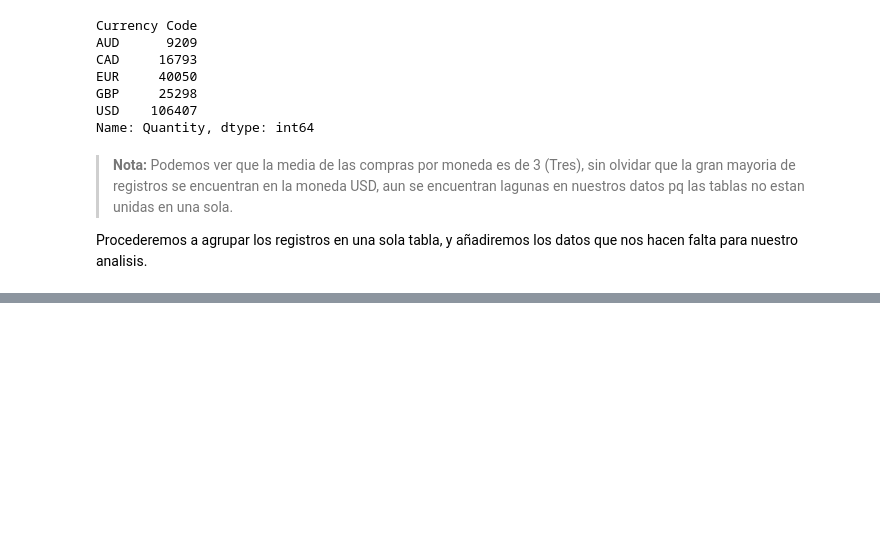
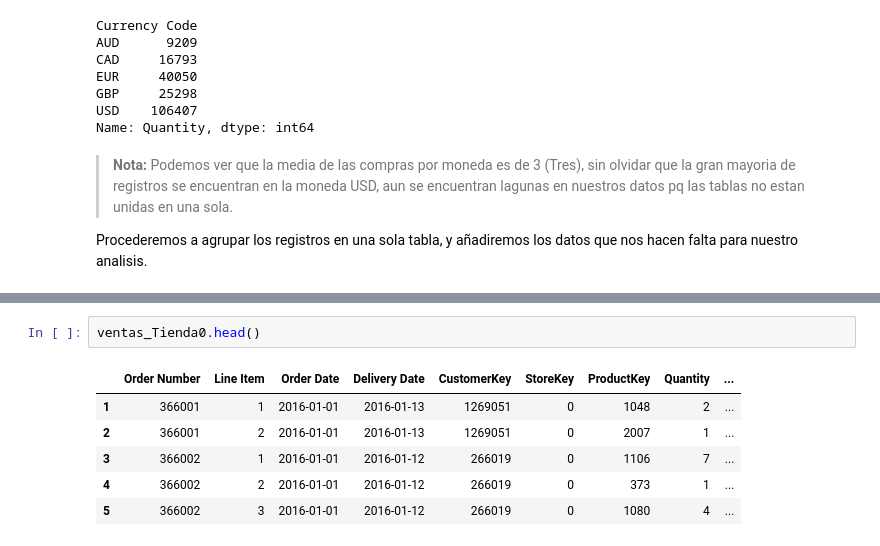
Before and after one commit to AlejoRam05/Bootcamp_Final_Project, a Jupyter notebook: final_proyect.ipynb, the cells around one changed output, grey strips where cells are left out. Drawn from its saved outputs; the diff is of its cells as text; blank space fills up the shorter version.

```diff
--- a/final_proyect.ipynb
+++ b/final_proyect.ipynb
@@ -216,0 +257,9 @@ memory usage: 8.6+ MB
+# %%
+ventas_Tienda0.head()
+# %% [output]
+|  | Order Number | Line Item | Order Date | Delivery Date | CustomerKey | StoreKey | ProductKey | Quantity | ... |
+| 1 | 366001 | 1 | 2016-01-01 | 2016-01-13 | 1269051 | 0 | 1048 | 2 | ... |
+| 2 | 366001 | 2 | 2016-01-01 | 2016-01-13 | 1269051 | 0 | 2007 | 1 | ... |
+| 3 | 366002 | 1 | 2016-01-01 | 2016-01-12 | 266019 | 0 | 1106 | 7 | ... |
+| 4 | 366002 | 2 | 2016-01-01 | 2016-01-12 | 266019 | 0 | 373 | 1 | ... |
+| 5 | 366002 | 3 | 2016-01-01 | 2016-01-12 | 266019 | 0 | 1080 | 4 | ... |
```
Also changed, not shown: parts of 18 cells of this notebook.
